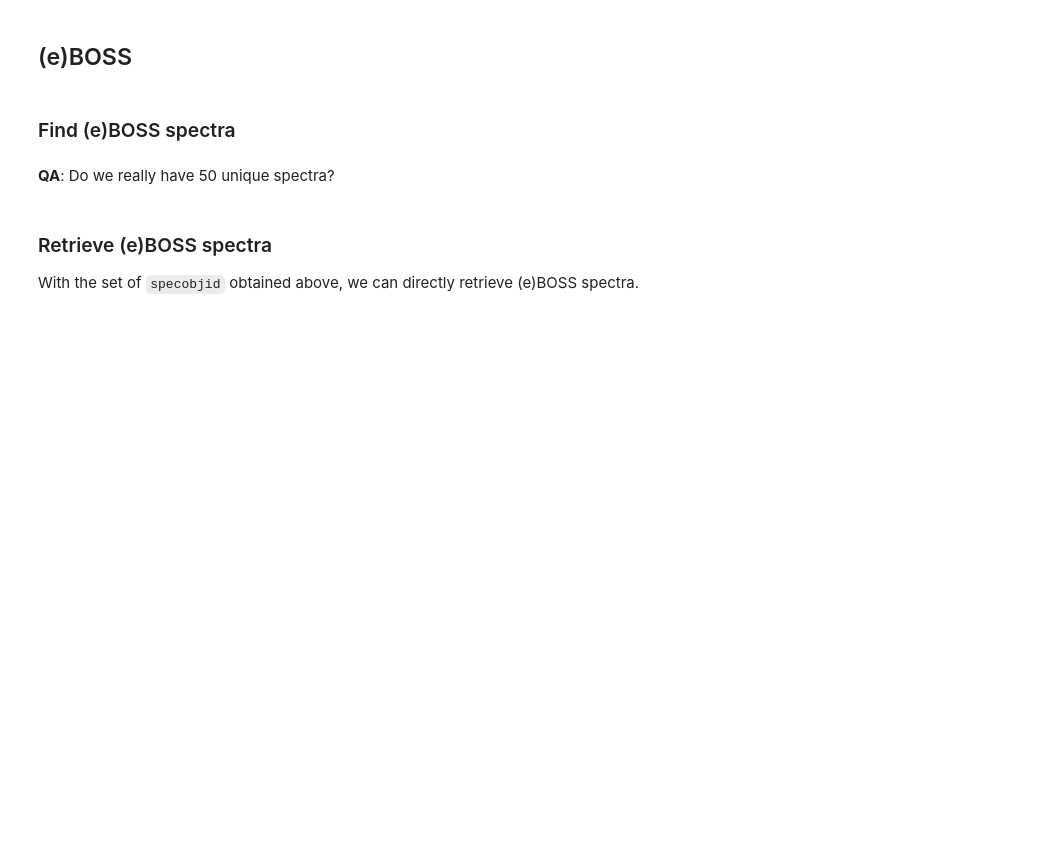
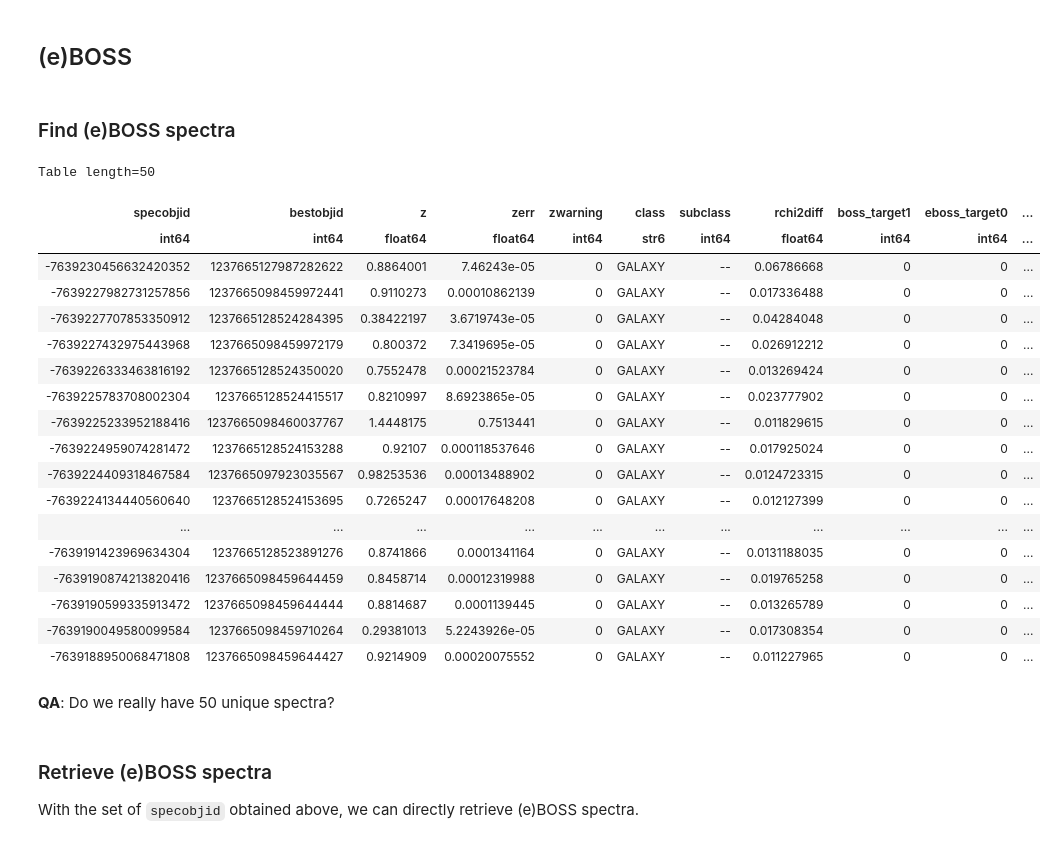
Before and after one commit to astro-datalab/notebooks-latest, a Jupyter notebook: 04_HowTos/SPARCL/Plot_SPARCL_Spectra_with_Prospect.ipynb, the cells around one changed output. Cells and saved outputs as stored; diff of their text form; code cells hidden in the pictures; blank space fills up the shorter version.

```diff
--- a/04_HowTos/SPARCL/Plot_SPARCL_Spectra_with_Prospect.ipynb
+++ b/04_HowTos/SPARCL/Plot_SPARCL_Spectra_with_Prospect.ipynb
@@ -643,20 +857,40 @@ plotspectra(sdss_prospect,
 # %%
 q = """
 SELECT z.specobjid, z.bestobjid, z.z, z.zerr, z.zwarning, z.class, z.subclass,
        z.rchi2diff, z.boss_target1, z.eboss_target0, z.eboss_target1,
        z.eboss_target2
 FROM sdss_dr17.specobj AS z
 WHERE z.bestobjid > 0
-    AND z.run2d = 'v5_13_0'
+    AND z.run2d = 'v5_13_2'
     AND z.plate = 9599
     AND z.mjd = 58131
     AND z.class = 'GALAXY'
     AND z.zwarning = 0
 ORDER BY z.specobjid
 LIMIT 50
 """
 boss_ids = qc.query(sql=q, fmt='table')
 boss_ids
+# %% [output]
+Table length=50
+| specobjid | bestobjid | z | zerr | zwarning | class | subclass | rchi2diff | boss_target1 | eboss_target0 | ... |
+| int64 | int64 | float64 | float64 | int64 | str6 | int64 | float64 | int64 | int64 | ... |
+| -7639230456632420352 | 1237665127987282622 | 0.8864001 | 7.46243e-05 | 0 | GALAXY | -- | 0.06786668 | 0 | 0 | ... |
+| -7639227982731257856 | 1237665098459972441 | 0.9110273 | 0.00010862139 | 0 | GALAXY | -- | 0.017336488 | 0 | 0 | ... |
+| -7639227707853350912 | 1237665128524284395 | 0.38422197 | 3.6719743e-05 | 0 | GALAXY | -- | 0.04284048 | 0 | 0 | ... |
+| -7639227432975443968 | 1237665098459972179 | 0.800372 | 7.3419695e-05 | 0 | GALAXY | -- | 0.026912212 | 0 | 0 | ... |
+| -7639226333463816192 | 1237665128524350020 | 0.7552478 | 0.00021523784 | 0 | GALAXY | -- | 0.013269424 | 0 | 0 | ... |
+| -7639225783708002304 | 1237665128524415517 | 0.8210997 | 8.6923865e-05 | 0 | GALAXY | -- | 0.023777902 | 0 | 0 | ... |
+| -7639225233952188416 | 1237665098460037767 | 1.4448175 | 0.7513441 | 0 | GALAXY | -- | 0.011829615 | 0 | 0 | ... |
+| -7639224959074281472 | 1237665128524153288 | 0.92107 | 0.000118537646 | 0 | GALAXY | -- | 0.017925024 | 0 | 0 | ... |
+| -7639224409318467584 | 1237665097923035567 | 0.98253536 | 0.00013488902 | 0 | GALAXY | -- | 0.0124723315 | 0 | 0 | ... |
+| -7639224134440560640 | 1237665128524153695 | 0.7265247 | 0.00017648208 | 0 | GALAXY | -- | 0.012127399 | 0 | 0 | ... |
+| ... | ... | ... | ... | ... | ... | ... | ... | ... | ... | ... |
+| -7639191423969634304 | 1237665128523891276 | 0.8741866 | 0.0001341164 | 0 | GALAXY | -- | 0.0131188035 | 0 | 0 | ... |
+| -7639190874213820416 | 1237665098459644459 | 0.8458714 | 0.00012319988 | 0 | GALAXY | -- | 0.019765258 | 0 | 0 | ... |
+| -7639190599335913472 | 1237665098459644444 | 0.8814687 | 0.0001139445 | 0 | GALAXY | -- | 0.013265789 | 0 | 0 | ... |
+| -7639190049580099584 | 1237665098459710264 | 0.29381013 | 5.2243926e-05 | 0 | GALAXY | -- | 0.017308354 | 0 | 0 | ... |
+| -7639188950068471808 | 1237665098459644427 | 0.9214909 | 0.00020075552 | 0 | GALAXY | -- | 0.011227965 | 0 | 0 | ... |
 # %% [markdown]
 **QA**: Do we really have 50 unique spectra?
 # %%
```
Also changed, not shown: parts of 25 cells of this notebook.
